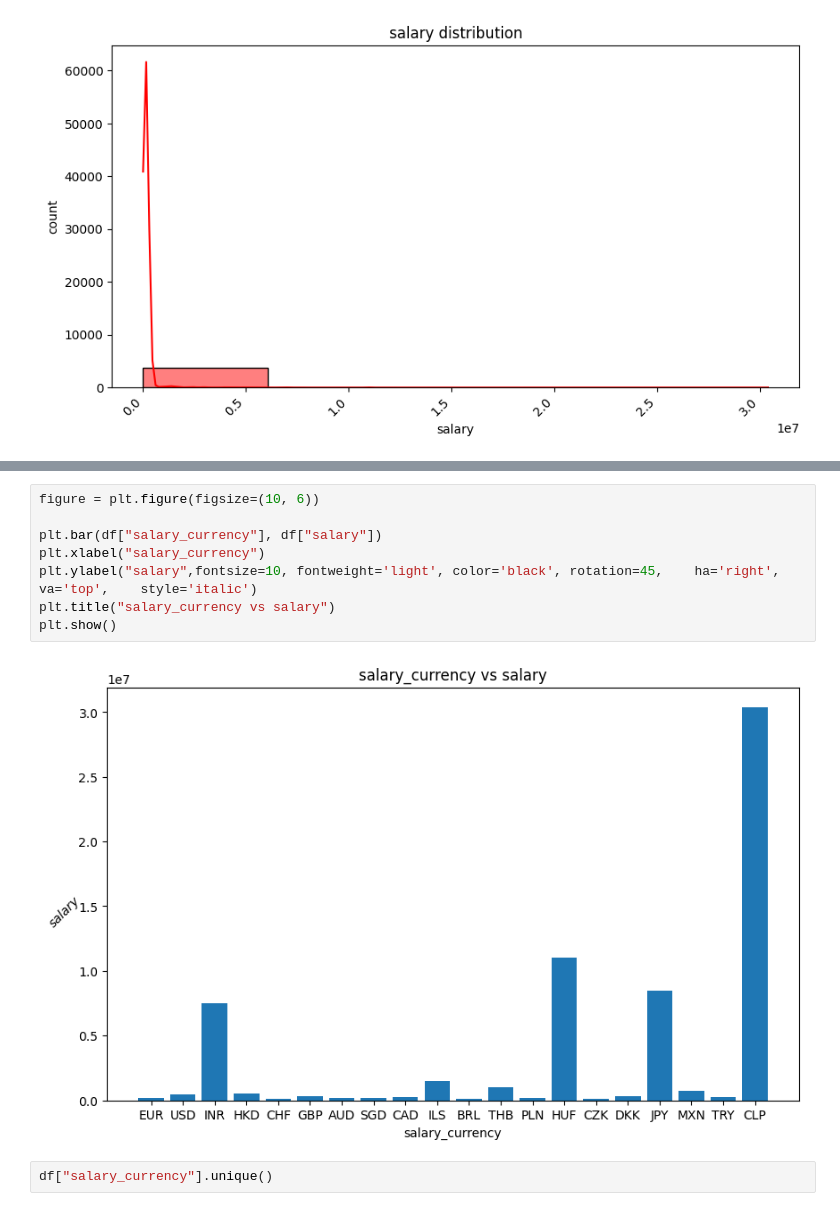
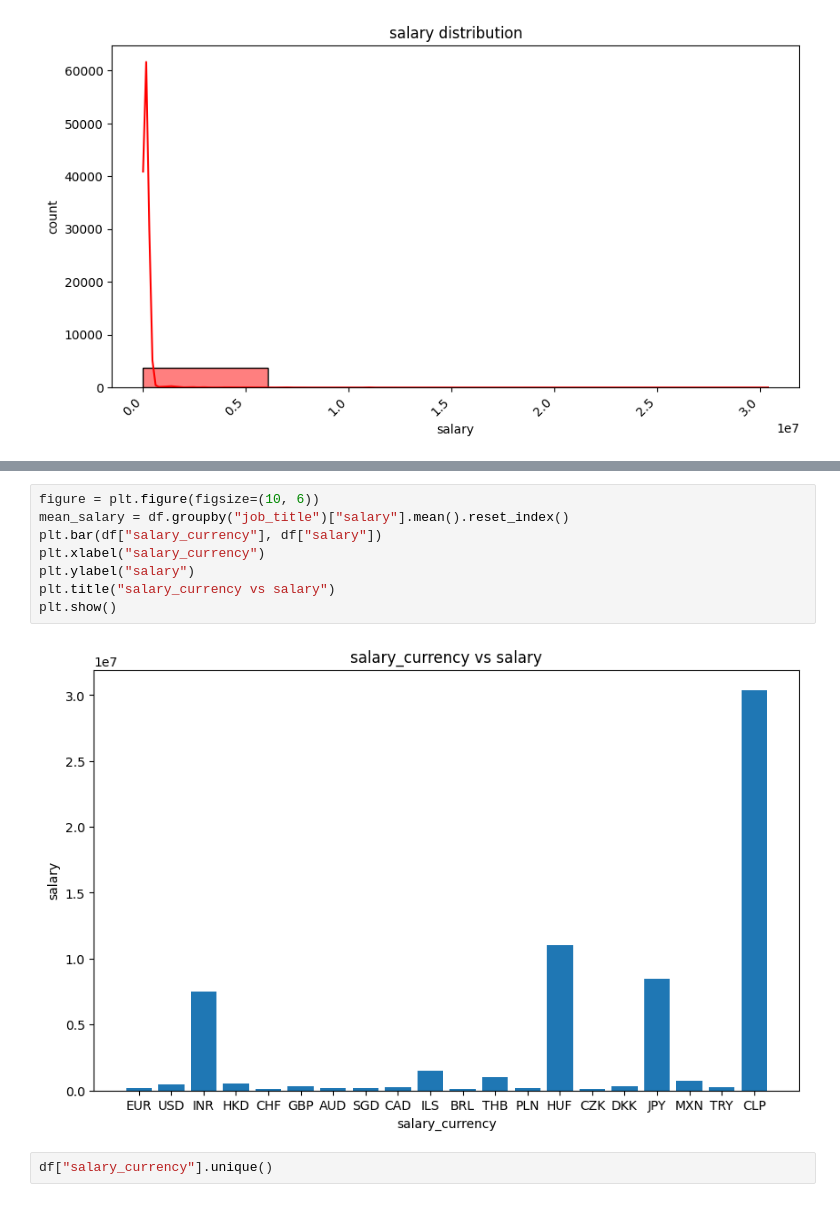
Before and after one commit to M-Shahryar/data_science_salaries_2023, a Jupyter notebook: Notebook/nt_1.ipynb, the cells around one changed output, grey strips where cells are left out. Drawn from its saved outputs; the diff is of its cells as text.

```diff
--- a/Notebook/nt_1.ipynb
+++ b/Notebook/nt_1.ipynb
@@ -133,13 +135,13 @@ for feature in categorical_features:
 # %%
 figure = plt.figure(figsize=(10, 6))
-
+mean_salary = df.groupby("job_title")["salary"].mean().reset_index()
 plt.bar(df["salary_currency"], df["salary"])
 plt.xlabel("salary_currency")
-plt.ylabel("salary",fontsize=10, fontweight='light', color='black', rotation=45,    ha='right', va='top',    style='italic')
+plt.ylabel("salary")
 plt.title("salary_currency vs salary")
 plt.show()
 # %% [output]
-[figure, old version]
+[figure, new version]
 # %%
 df["salary_currency"].unique()
 # %% [output]
```
Also changed, not shown: parts of 5 cells of this notebook.
